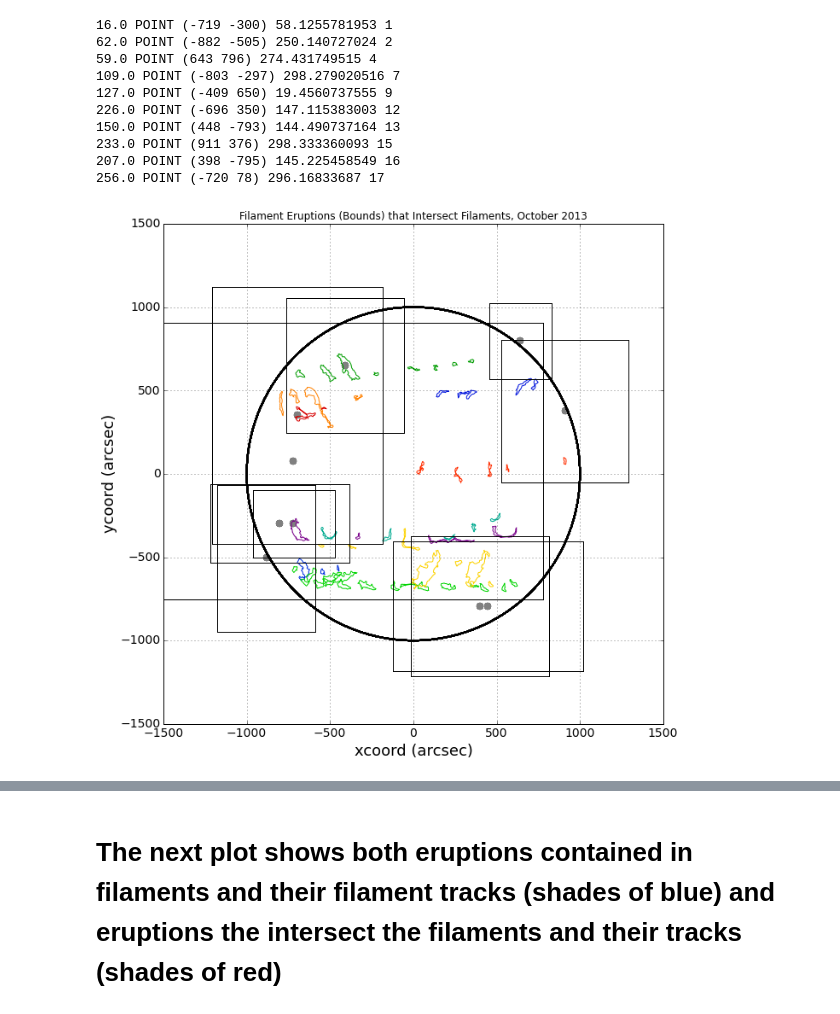
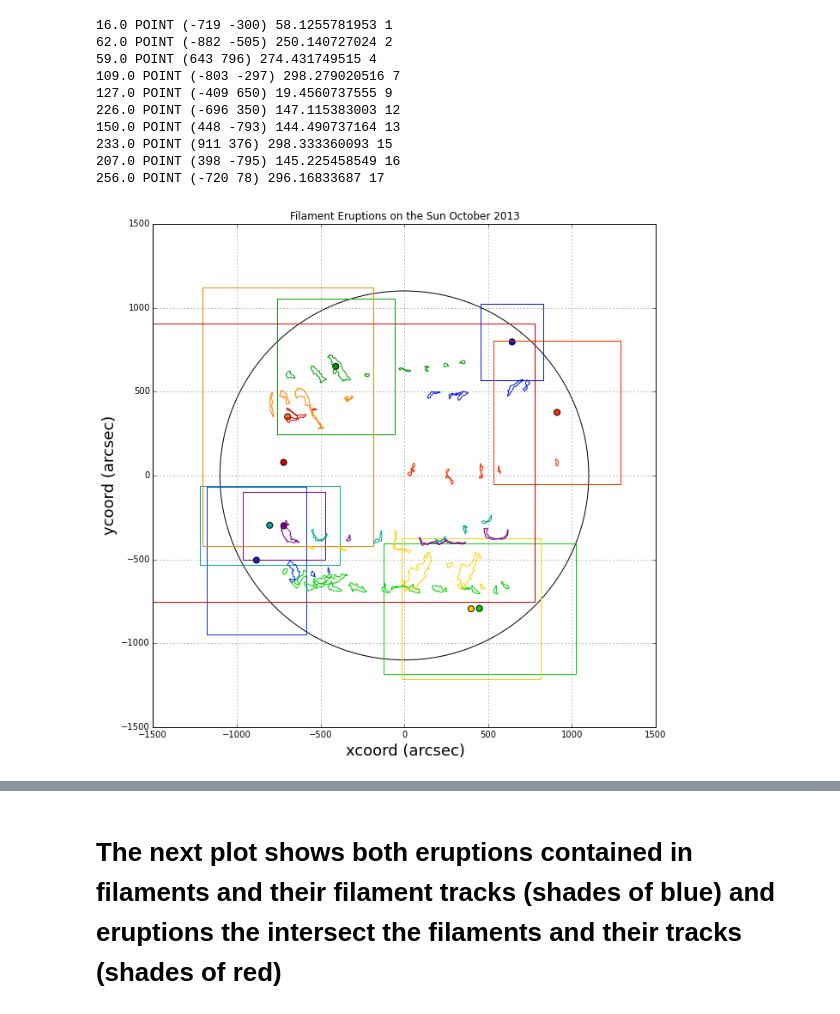
Before and after one commit to Nschanche/Filament_tracking, a Jupyter notebook: Untitled0.ipynb, the cells around one changed output, grey strips where cells are left out. Drawn from its saved outputs; the diff is of its cells as text; code cells hidden in the pictures.

```diff
--- a/Untitled0.ipynb
+++ b/Untitled0.ipynb
@@ -319,8 +309,45 @@ for i in range(len(good_tracks)): #iterating through the whole list of tracks
     #if good_tracks['Track No.'][i] in intersected and good_tracks['Track No.'][i] in okay_filaments:   #if the track number is in the list created previously
     if good_tracks['Track No.'][i] in close:
             okay_polygons.append((good_tracks['Track No.'][i],good_tracks['HPC_BB_Poly'][i])) #append the polygon data to good polygons
-# %%
-for poly in okay_polygons: #plotting those filaments that intersect the bounding box of eruptions
-    PracticePlot(filtered3, poly[0], poly[1]) #filament eruption box coordinates, track number, track polygon coordinates
-# %% [output]
-[figure, removed]
+# %%
+####makes a colorscale for eruptions
+colorscale2=[]
+norm = mpl.colors.Normalize(vmin=0, vmax=280)
+cmap = plt.get_cmap('nipy_spectral')
+m = cm.ScalarMappable(norm=norm, cmap=cmap)
+for item in close: #plotting those filaments that have eruptions contained within them
+    scaleR= m.to_rgba(item)
+    colorscale2.append(scaleR)
+
+####plots eruptions/sun
+plt.grid(True)
+plt.ylabel('ycoord (arcsec)',fontsize=18)
+plt.xlabel('xcoord (arcsec)',fontsize=18)
+plt.axis([-1500, 1500, -1500, 1500])
+longitude = [elem["hpc_x"]for elem in filtered3]
+latitude = [elem["hpc_y"] for elem in filtered3]
+fig=plt.scatter(longitude,latitude,c= colorscale2,s=50)
+Sun=plt.Circle((0,0), radius=1100, color='black', fill=False)
+plt.gcf().gca().add_artist(Sun)
+plt.title('Filament Eruptions on the Sun October 2013')
+fig1 = plt.gcf()
+fig1.set_size_inches(10.5,10.5)
+ax = fig1.add_subplot(111)
+ax.set_aspect('equal')
+
+####plots eruption boxes
+box = [elem["hpc_bbox"] for elem in filtered3]    #plotting only those eruptions boxes that intersect with filaments
+boxinfo=zip(box, close)
+for item in boxinfo:
+        scaleR= m.to_rgba(item[1])
+        plot_box=plt.Polygon(loads(item[0]).exterior,color=scaleR,linewidth=1,fill=None)
+        fig1.gca().add_artist(plot_box)
+
+###plots filament tracks
+for poly in okay_polygons: #plotting those filaments that intersect the bounding box of eruptions
+    scale2=m.to_rgba(poly[0])
+    plot_polygon=plt.Polygon(loads(poly[1]).exterior,color=scale2,linewidth=1,fill=None)
+    fig1.gca().add_artist(plot_polygon)
+plt.show()
+# %% [output]
+[figure, added]
```
Also changed, not shown: parts of 16 cells of this notebook, 1 other file.
